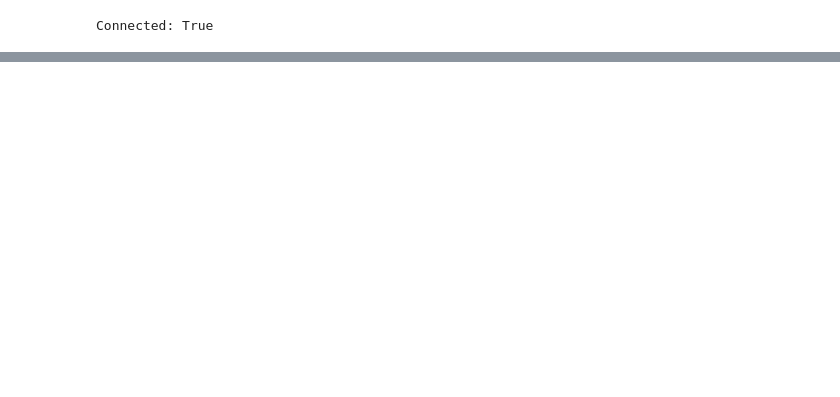
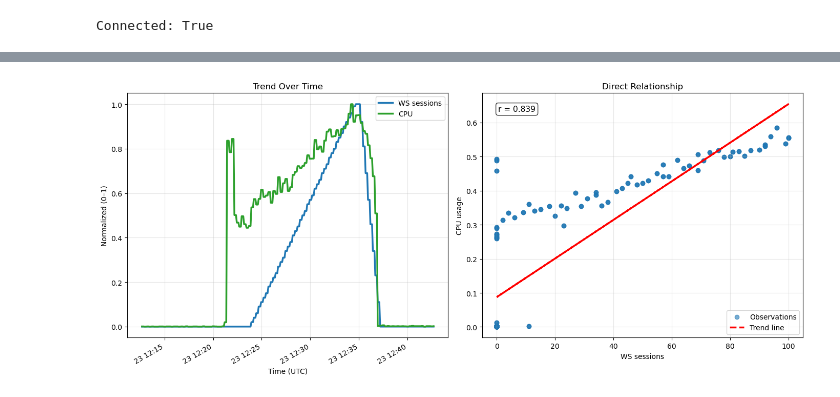
Before and after one commit to jakubjanak2004/chat-data-analysis, a Jupyter notebook: notebooks/intensive_messaging_analysis.ipynb, the cells around one changed output, grey strips where cells are left out. Cells and saved outputs as stored; diff of their text form; code cells hidden in the pictures; blank space fills up the shorter version.

```diff
--- a/notebooks/intensive_messaging_analysis.ipynb
+++ b/notebooks/intensive_messaging_analysis.ipynb
@@ -90,0 +196,60 @@ plt.show()
+# %%
+fig, (ax1, ax2) = plt.subplots(1, 2, figsize=(14, 6))
+
+# --- Left: normalized timeline ---
+if not ws_active_sessions.empty:
+    normalize(ws_active_sessions).plot(
+        ax=ax1, linewidth=2.5, color="tab:blue", label="WS sessions"
+    )
+
+if not proc_cpu.empty:
+    normalize(proc_cpu).plot(
+        ax=ax1, linewidth=2.5, color="tab:green", label="CPU"
+    )
+
+ax1.set_title("Trend Over Time")
+ax1.set_ylabel("Normalized (0–1)")
+ax1.set_xlabel("Time (UTC)")
+ax1.legend(frameon=True)
+ax1.grid(True, alpha=0.3)
+
+# --- Right: scatter ---
+x = ws_active_sessions.iloc[:, 0]
+y = proc_cpu.iloc[:, 0]
+
+ax2.scatter(x, y, alpha=0.6, color="tab:blue", label="Observations")
+
+# Regression line
+z = np.polyfit(x, y, 1)
+p = np.poly1d(z)
+ax2.plot(
+    x, p(x),
+    linewidth=2.5,
+    color="red",
+    linestyle="--",
+    label="Trend line"
+)
+
+# ✅ Correlation coefficient
+corr = np.corrcoef(x, y)[0, 1]
+
+# Display it on the plot
+ax2.text(
+    0.05, 0.95,
+    f"r = {corr:.3f}",
+    transform=ax2.transAxes,
+    fontsize=11,
+    verticalalignment='top',
+    bbox=dict(boxstyle="round", facecolor="white", alpha=0.8)
+)
+
+ax2.set_title("Direct Relationship")
+ax2.set_xlabel("WS sessions")
+ax2.set_ylabel("CPU usage")
+ax2.legend()
+ax2.grid(True, alpha=0.3)
+
+plt.tight_layout()
+plt.show()
+# %% [output]
+[figure, added]
```
Also changed, not shown: parts of 10 cells of this notebook.
